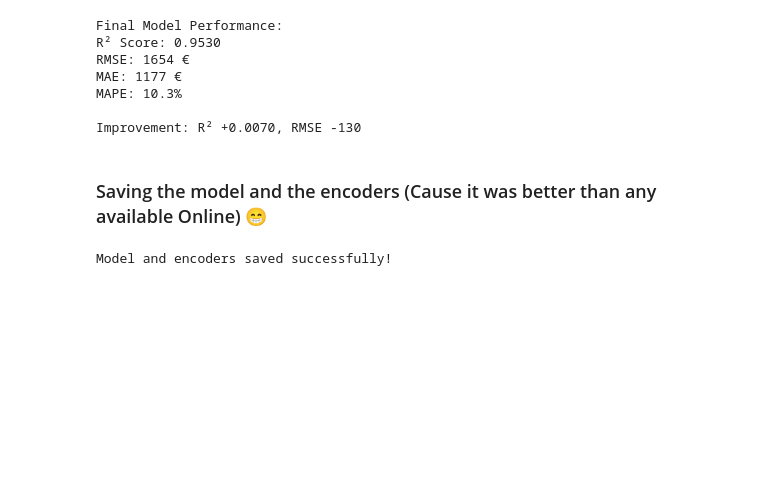
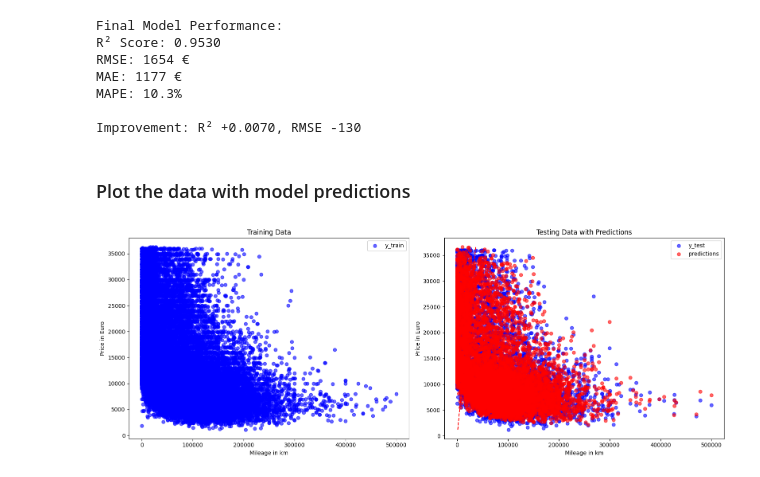
Before and after one commit to Abodx9/DE_Used_Autos, a Jupyter notebook: Scripts/XGB-Model.ipynb, the cells around one changed output. Cells and saved outputs as stored; diff of their text form; code cells hidden in the pictures; blank space fills up the shorter version.

Commit message:
Plot the data with model predictions

```diff
--- a/Scripts/XGB-Model.ipynb
+++ b/Scripts/XGB-Model.ipynb
@@ -180,23 +182,38 @@ MAE: 1177 €
 MAPE: 10.3%
 
 Improvement: R² +0.0070, RMSE -130
-# %% [markdown]
-### Saving the model and the encoders (Cause it was better than any available Online) 😁
-# %%
-os.makedirs('../models/xgb', exist_ok=True)
-
-# Save model
-with open('../models/xgb/xgb_car_price_model.pkl', 'wb') as f:
-    pickle.dump(best_model, f)
-
-# Save label encoders
-with open('../models/xgb/label_encoders.pkl', 'wb') as f:
-    pickle.dump(label_encoders, f)
-
-# Save feature columns
-with open('../models/xgb/feature_columns.pkl', 'wb') as f:
-    pickle.dump(feature_columns, f)
-
-print("Model and encoders saved successfully!")
-# %% [output]
-Model and encoders saved successfully!
+# %% [markdown]
+### Plot the data with model predictions
+# %%
+def plot_results(X_train, y_train, X_test, y_test, predictions):
+
+    train_feature = X_train['mileage']
+    test_feature = X_test['mileage']
+
+    fig, axes = plt.subplots(1, 2, figsize=(16, 6))
+
+    # Plot Training Data
+    axes[0].scatter(train_feature, y_train, color='blue', alpha=0.6, label='y_train')
+    axes[0].set_title("Training Data")
+    axes[0].set_xlabel("Mileage in km")
+    axes[0].set_ylabel("Price in Euro")
+    axes[0].legend()
+
+    # Plot Testing Data with Predictions
+    axes[1].scatter(test_feature, y_test, color='blue', alpha=0.6, label='y_test')
+    axes[1].scatter(test_feature, predictions, color='red', alpha=0.6, label='predictions')
+    axes[1].set_title("Testing Data with Predictions")
+    axes[1].set_xlabel("Mileage in km")
+    axes[1].set_ylabel("Price in Euro")
+    axes[1].legend()
+
+    min_val = min(min(y_test), min(predictions))
+    max_val = max(max(y_test), max(predictions))
+    axes[1].plot([min_val, max_val], [min_val, max_val], 'r--', label='Perfect Prediction')
+
+    plt.tight_layout()
+    plt.show()
+
+plot_results(X_train, y_train, X_test, y_test, y_pred_optimized)
+# %% [output]
+[figure, added]
```
Also changed, not shown: parts of 2 cells of this notebook.
